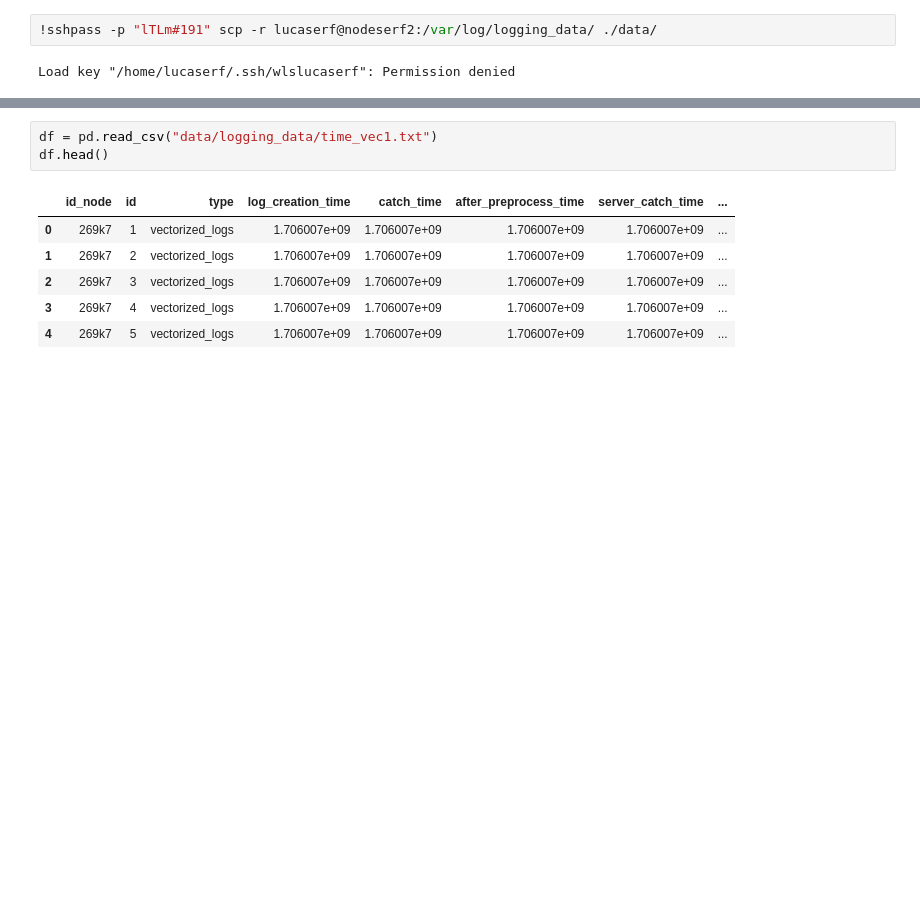
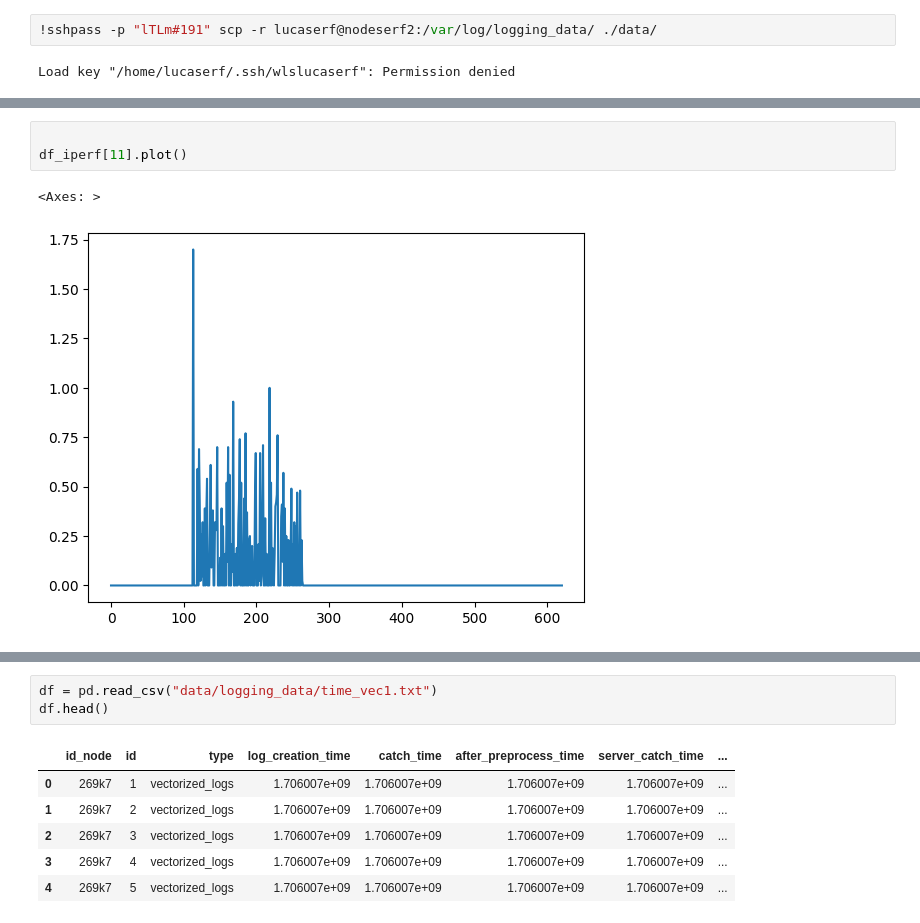
Before and after one commit to Lucaserf/ObsProject, a Jupyter notebook: data/data_visualization.ipynb, the cells around one changed output, grey strips where cells are left out. Cells and saved outputs as stored; diff of their text form; blank space fills up the shorter version.

Commit message:
iperf log

```diff
--- a/data/data_visualization.ipynb
+++ b/data/data_visualization.ipynb
@@ -71,3 +90,9 @@ print(df.shape)
+# %%
+
+df_iperf[11].plot()
+# %% [output]
+<Axes: >
+[figure, added]
 # %%
 df.head()
 # %% [output]
```
Also changed, not shown: parts of 17 cells of this notebook, 15 other files.
